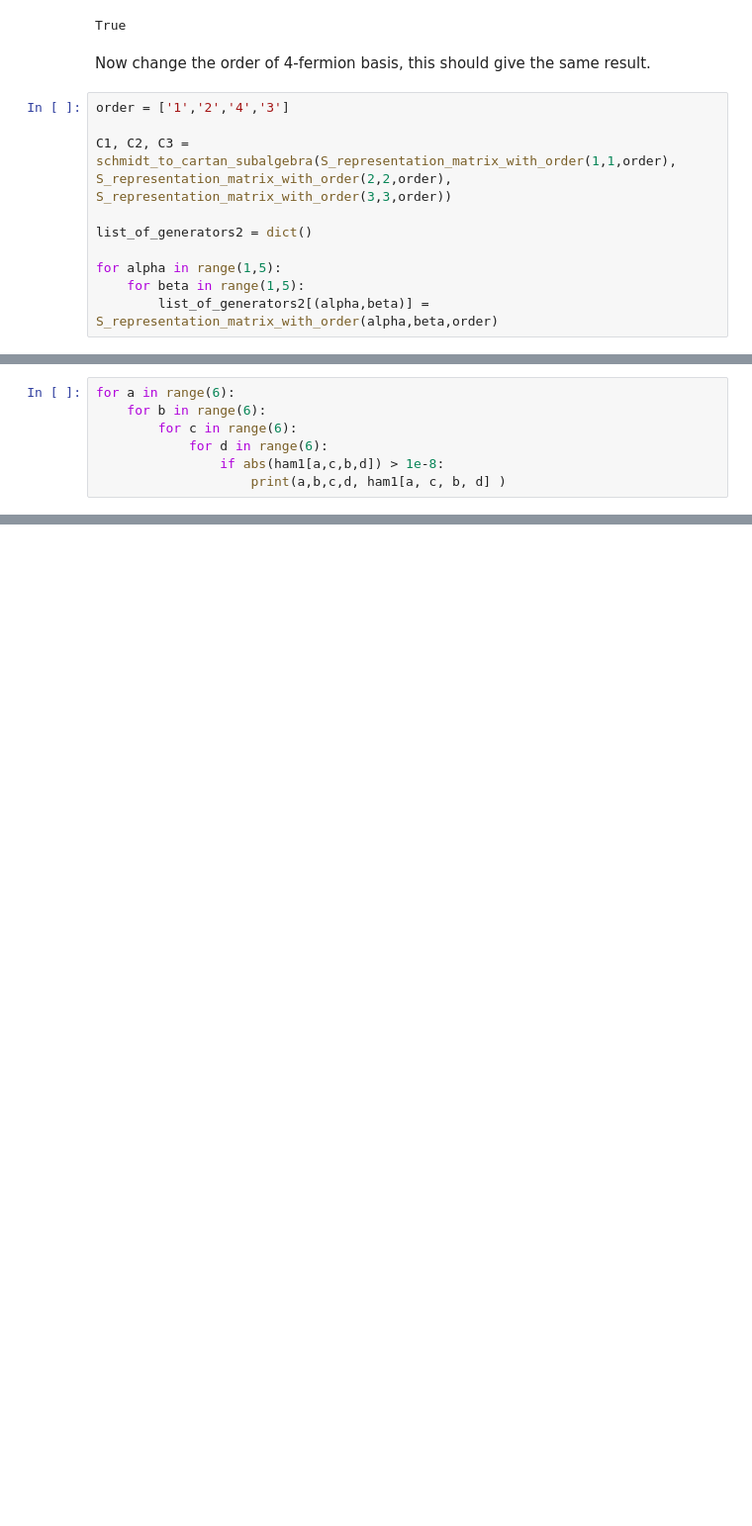
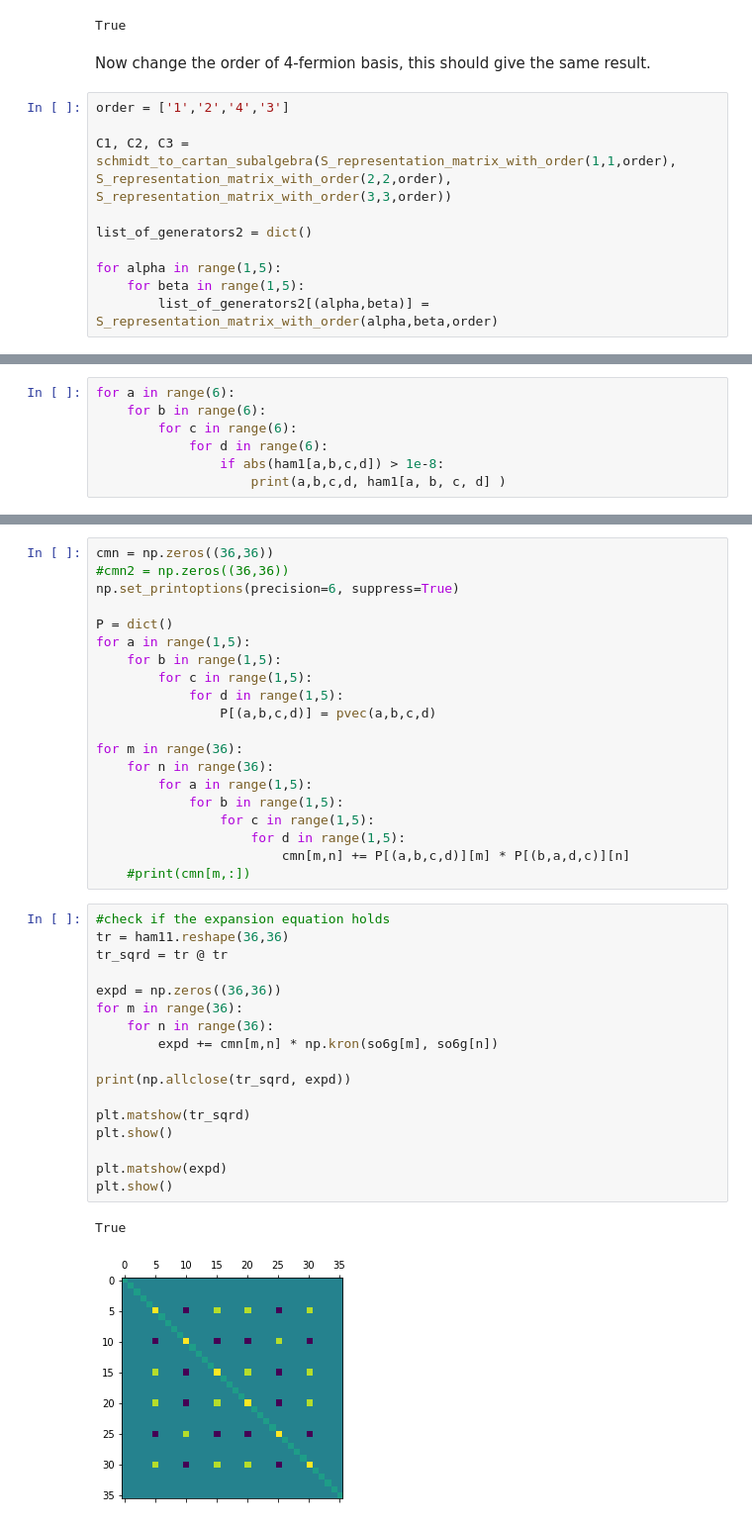
Before and after one commit to Peiyuan-Cai/so6_chain, a Jupyter notebook: so6notebook.ipynb, the cells around one changed output, grey strips where cells are left out. Shown: that part at 99% size. Saved outputs shown, nothing was run; the diff lists cells and outputs as text; blank space fills up the shorter version.

```diff
--- a/so6notebook.ipynb
+++ b/so6notebook.ipynb
@@ -393,7 +402,7 @@ for a in range(6):
     for b in range(6):
         for c in range(6):
             for d in range(6):
-                if abs(ham1[a,c,b,d]) > 1e-8:
-                    print(a,b,c,d, ham1[a, c, b, d] )
+                if abs(ham1[a,b,c,d]) > 1e-8:
+                    print(a,b,c,d, ham1[a, b, c, d] )
 # %% [output]
 0 0 0 0 1.0
@@ -415,0 +685,40 @@ for a in range(6):
+# %%
+cmn = np.zeros((36,36))
+#cmn2 = np.zeros((36,36))
+np.set_printoptions(precision=6, suppress=True)
+
+P = dict()
+for a in range(1,5):
+    for b in range(1,5):
+        for c in range(1,5):
+            for d in range(1,5):
+                P[(a,b,c,d)] = pvec(a,b,c,d)
+
+for m in range(36):
+    for n in range(36):
+        for a in range(1,5):
+            for b in range(1,5):
+                for c in range(1,5):
+                    for d in range(1,5):
+                        cmn[m,n] += P[(a,b,c,d)][m] * P[(b,a,d,c)][n]
+    #print(cmn[m,:])
+# %%
+#check if the expansion equation holds
+tr = ham11.reshape(36,36)
+tr_sqrd = tr @ tr
+
+expd = np.zeros((36,36))
+for m in range(36):
+    for n in range(36):
+        expd += cmn[m,n] * np.kron(so6g[m], so6g[n])
+
+print(np.allclose(tr_sqrd, expd))
+
+plt.matshow(tr_sqrd)
+plt.show()
+
+plt.matshow(expd)
+plt.show()
+# %% [output]
+True
+[figure, added]
```
Also changed, not shown: parts of 18 cells of this notebook, 2 other files.
